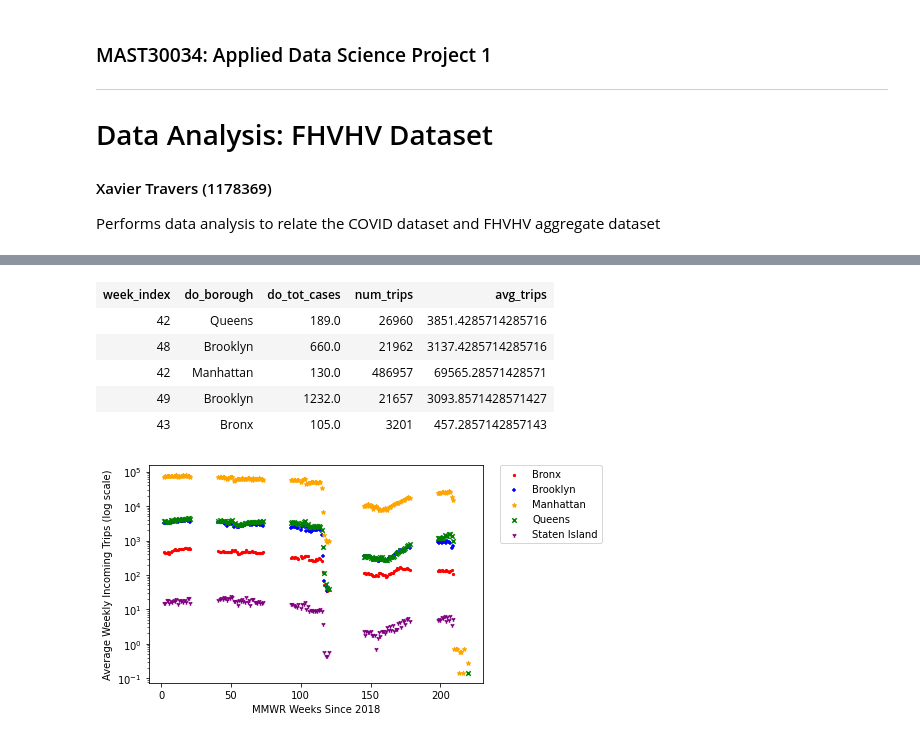
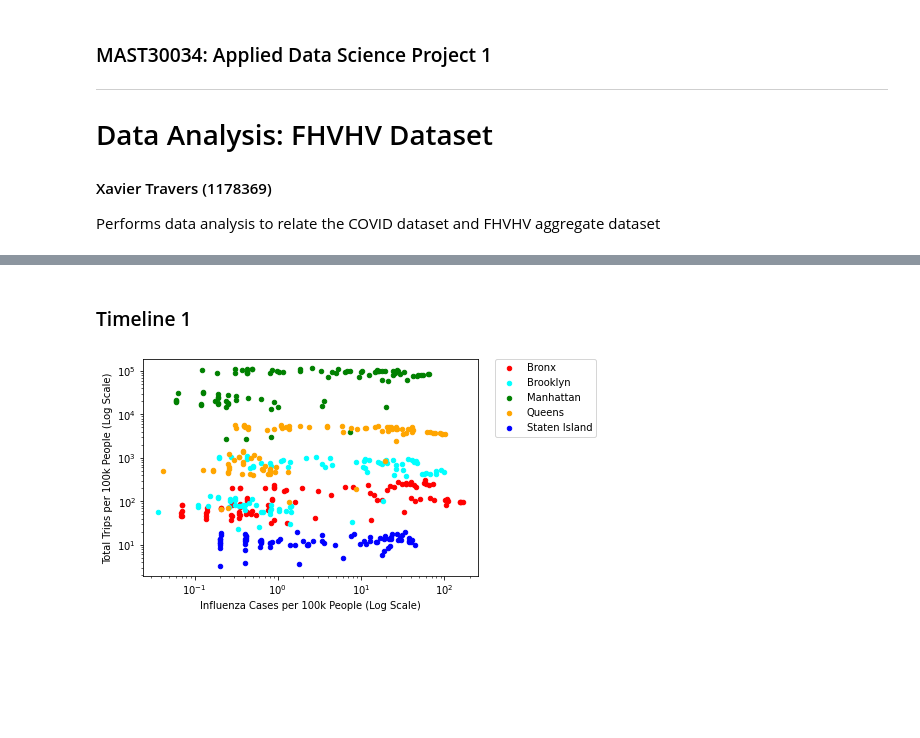
Before and after one commit to MAST30034-Applied-Data-Science/mast30034-project-1-DigitalData, a Jupyter notebook: notebooks/data_analysis_yellow_vs_flu.ipynb, the cells around one changed output, grey strips where cells are left out. Cells and saved outputs as stored; diff of their text form; code cells hidden in the pictures; blank space fills up the shorter version.

Commit message:
plots: generated several scatter/timeseries/maps
Now I need to construct two GLMs

```diff
--- a/notebooks/data_analysis_yellow_vs_flu.ipynb
+++ b/notebooks/data_analysis_yellow_vs_flu.ipynb
@@ -46,5 +44,5 @@ To adjust logging level use sc.setLogLevel(newLevel). For SparkR, use setLogLeve
 # %%
 # read in the aggregated yellow tlc data
-yellow_df = spark.read.parquet('../data/curated/tlc/aggregated/yellow/')
-yellow_df.limit(5)
+tlc_pu_df = spark.read.parquet('../data/curated/tlc/aggregated/yellow/by_pu')
+tlc_pu_df.limit(5)
 # %% [output]
@@ -57,5 +55,5 @@ yellow_df.limit(5)
 # %%
 # read in the aggregated covid data
-flu_df = spark.read.parquet('../data/curated/virals/flu/cases-by-week/')
+flu_df = spark.read.parquet('../data/curated/virals/flu/aggregated/cases-by-week')
 flu_df.limit(5)
 # %% [output]
@@ -68,9 +66,3 @@ flu_df.limit(5)
-# %%
-flu_df = flu_df.groupBy('week_index', 'borough')\
-    .agg(
-        F.sum('cases').alias('tot_cases')
-    )
 # %%
 # join the datasets by week_index
-joined_df = jh.join_by_week_by_borough(yellow_df, flu_df, 'tot_cases')
-joined_df.limit(5)
+joined_pu_df = jh.join_by_week_by_borough(tlc_pu_df, flu_df, 'flu')
@@ -84,26 +69,9 @@ joined_df.limit(5)
-# %%
-# first, aggregate on number of passengers > 1
-joined_df = joined_df\
-    .where(F.col('passengers') >= 2)\
-    .groupBy('week_index', 'do_borough')\
-    .agg(
-        F.sum('do_tot_cases').alias('do_tot_cases'),
-        F.sum('num_*').alias('num_trips'),
-        (F.sum('num_*') / 7).alias('avg_trips')
-    )
-joined_df.limit(5)
-# %% [output]
-| week_index | do_borough | do_tot_cases | num_trips | avg_trips |
-| 42 | Queens | 189.0 | 26960 | 3851.4285714285716 |
-| 48 | Brooklyn | 660.0 | 21962 | 3137.4285714285716 |
-| 42 | Manhattan | 130.0 | 486957 | 69565.28571428571 |
-| 49 | Brooklyn | 1232.0 | 21657 | 3093.8571428571427 |
-| 43 | Bronx | 105.0 | 3201 | 457.2857142857143 |
+# %% [markdown]
+### Timeline 1
 # %%
 # plot a time-series histogram to show how average weekly trips changes per week
-ph.group_plot(joined_df.toPandas(), 'week_index', 'avg_trips',
-    'do_borough', filename_prefix = 'yellow-covid', kind = 'scatter',
-    xlabel = 'MMWR Weeks Since 2018',
-    ylabel = 'Average Weekly Incoming Trips', logy=True)
+ph.scatter(joined_pu_df.toPandas(), 'flu_tot_p100k_cases', 'num_p100k_*',
+    xlabel = 'Influenza Cases per 100k People',
+    ylabel = 'Total Trips per 100k People', logx = True, logy = True)
 # %% [output]
-[figure, old version]
+[figure, new version]
```
Also changed, not shown: parts of 13 cells of this notebook, 31 other files.
